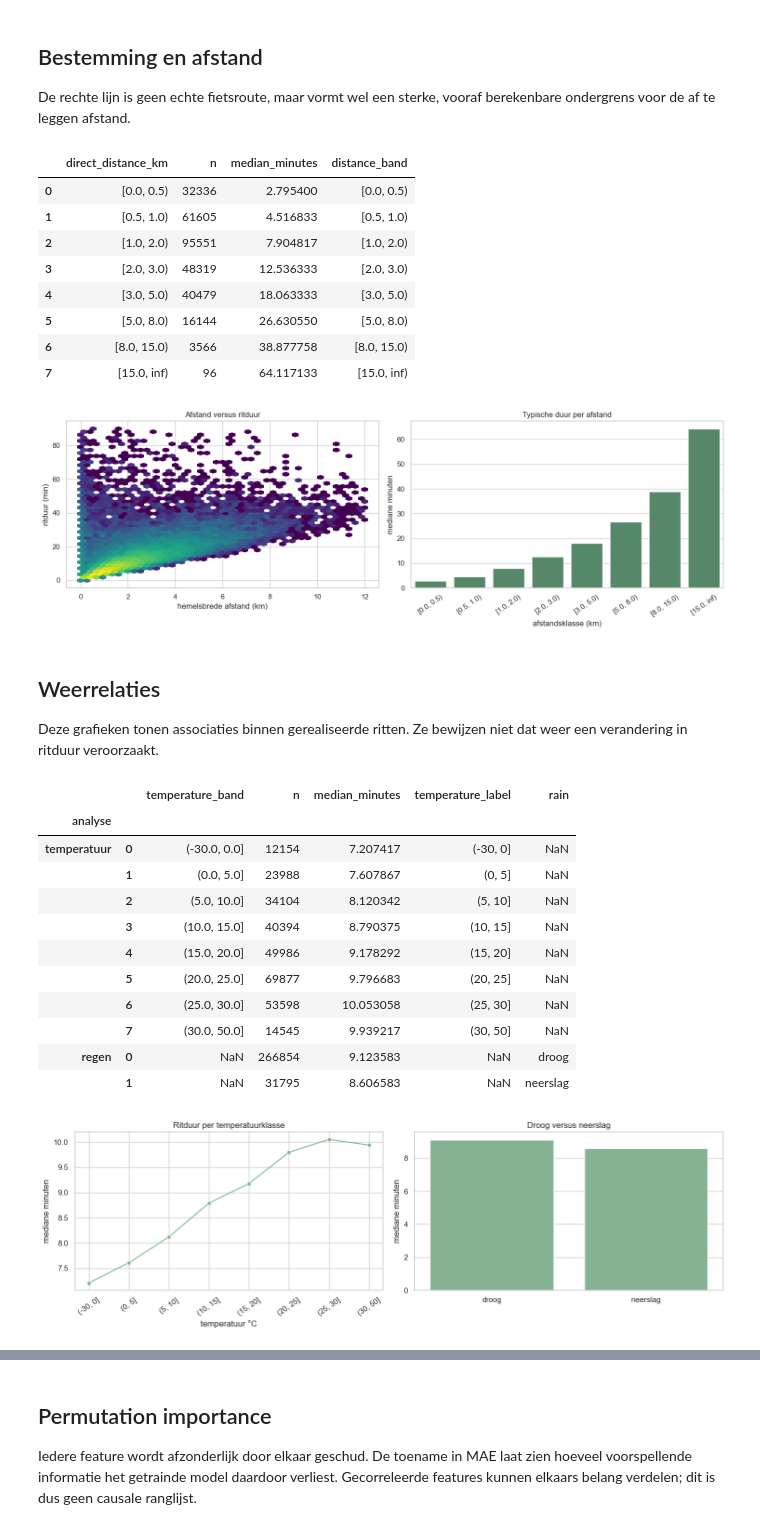
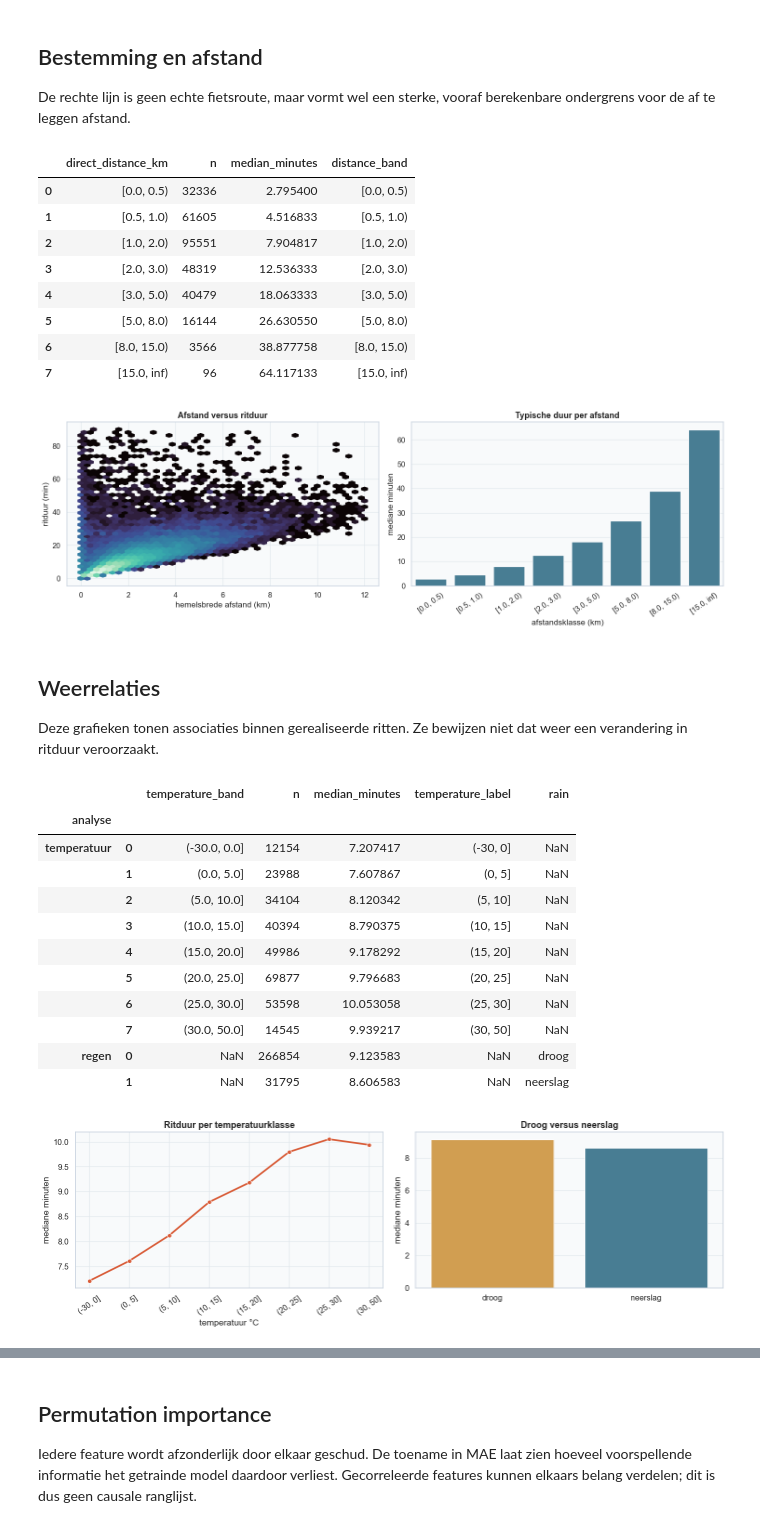
Before and after one commit to dmitcher7/CloudAI-Challenge, a Jupyter notebook: citi_bike/Brent/notebooks/08_model_dashboard.ipynb, the cells around one changed output, grey strips where cells are left out. Drawn from its saved outputs; the diff is of its cells as text; code cells hidden in the pictures.

```diff
--- a/citi_bike/Brent/notebooks/08_model_dashboard.ipynb
+++ b/citi_bike/Brent/notebooks/08_model_dashboard.ipynb
@@ -270,10 +339,10 @@ distance_summary["distance_band"] = distance_summary.direct_distance_km.astype(s
 fig, axes = plt.subplots(1, 2, figsize=(15, 5))
 axes[0].hexbin(
     route_plot.direct_distance_km, route_plot[TARGET], gridsize=45,
-    mincnt=1, bins="log", cmap="viridis", extent=(0, 12, 0, 90),
+    mincnt=1, bins="log", cmap="mako", extent=(0, 12, 0, 90),
 )
 axes[0].set(xlabel="hemelsbrede afstand (km)", ylabel="ritduur (min)", title="Afstand versus ritduur")
-sns.barplot(data=distance_summary, x="distance_band", y="median_minutes", ax=axes[1], color="#4f8f67")
+sns.barplot(data=distance_summary, x="distance_band", y="median_minutes", ax=axes[1], color=COLORS["sky"])
 axes[1].set(xlabel="afstandsklasse (km)", ylabel="mediane minuten", title="Typische duur per afstand")
 axes[1].tick_params(axis="x", rotation=35)
 plt.tight_layout()
@@ -288,7 +357,7 @@ display(distance_summary)
 | 5 | [5.0, 8.0) | 16144 | 26.630550 | [5.0, 8.0) |
 | 6 | [8.0, 15.0) | 3566 | 38.877758 | [8.0, 15.0) |
 | 7 | [15.0, inf) | 96 | 64.117133 | [15.0, inf) |
-[figure, old version]
+[figure, new version]
 # %% [markdown]
 ## Weerrelaties
 
@@ -299,34 +368,41 @@ weather_plot["temperature_band"] = pd.cut(
     weather_plot.temperature_2m, [-30, 0, 5, 10, 15, 20, 25, 30, 50]
 )
 weather_plot["rain"] = np.where(weather_plot.precipitation > 0, "neerslag", "droog")
 temperature = weather_plot.groupby("temperature_band", observed=True).agg(
     n=(TARGET, "size"), median_minutes=(TARGET, "median")
 ).reset_index()
 temperature["temperature_label"] = temperature.temperature_band.astype(str)
 rain = weather_plot.groupby("rain").agg(
     n=(TARGET, "size"), median_minutes=(TARGET, "median")
 ).reset_index()
 
 fig, axes = plt.subplots(1, 2, figsize=(14, 4.5))
-sns.lineplot(data=temperature, x="temperature_label", y="median_minutes", marker="o", ax=axes[0])
-sns.barplot(data=rain, x="rain", y="median_minutes", ax=axes[1])
+sns.lineplot(
+    data=temperature, x="temperature_label", y="median_minutes",
+    marker="o", color=COLORS["coral"], linewidth=2.5, ax=axes[0],
+)
+rain_palette = {"droog": COLORS["gold"], "neerslag": COLORS["sky"]}
+sns.barplot(
+    data=rain, x="rain", y="median_minutes", hue="rain",
+    palette=rain_palette, legend=False, ax=axes[1],
+)
 axes[0].set(title="Ritduur per temperatuurklasse", xlabel="temperatuur °C", ylabel="mediane minuten")
 axes[0].tick_params(axis="x", rotation=35)
 axes[1].set(title="Droog versus neerslag", xlabel="", ylabel="mediane minuten")
 plt.tight_layout()
 display(pd.concat({"temperatuur": temperature, "regen": rain}, names=["analyse"]))
 # %% [output]
 |  |  | temperature_band | n | median_minutes | temperature_label | rain |
 | analyse |  |  |  |  |  |  |
 | temperatuur | 0 | (-30.0, 0.0] | 12154 | 7.207417 | (-30, 0] | NaN |
 |  | 1 | (0.0, 5.0] | 23988 | 7.607867 | (0, 5] | NaN |
 |  | 2 | (5.0, 10.0] | 34104 | 8.120342 | (5, 10] | NaN |
 |  | 3 | (10.0, 15.0] | 40394 | 8.790375 | (10, 15] | NaN |
 |  | 4 | (15.0, 20.0] | 49986 | 9.178292 | (15, 20] | NaN |
 |  | 5 | (20.0, 25.0] | 69877 | 9.796683 | (20, 25] | NaN |
 |  | 6 | (25.0, 30.0] | 53598 | 10.053058 | (25, 30] | NaN |
 |  | 7 | (30.0, 50.0] | 14545 | 9.939217 | (30, 50] | NaN |
 | regen | 0 | NaN | 266854 | 9.123583 | NaN | droog |
 |  | 1 | NaN | 31795 | 8.606583 | NaN | neerslag |
-[figure, old version]
+[figure, new version]
 # %% [markdown]
```
Also changed, not shown: parts of 13 cells of this notebook, 21 other files.
